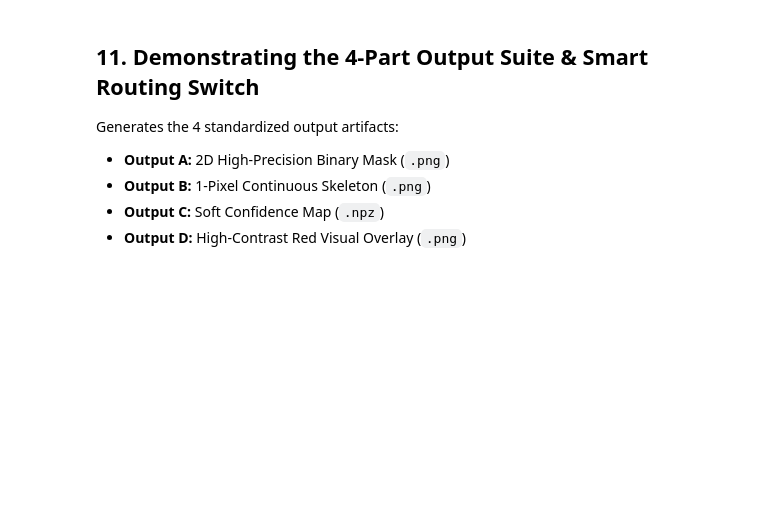
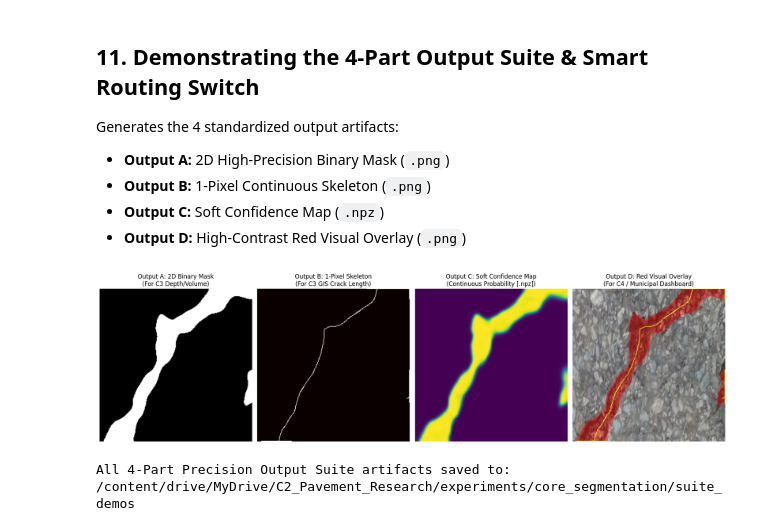
Before and after one commit to dinukadilshan03/RoadLens, a Jupyter notebook: ml/c2/notebooks/02_train_core_segmentation_colab.ipynb, the cells around one changed output. Saved outputs shown, nothing was run; the diff lists cells and outputs as text; code cells hidden in the pictures; blank space fills up the shorter version.

Commit message:
crack segmentation

```diff
--- a/ml/c2/notebooks/02_train_core_segmentation_colab.ipynb
+++ b/ml/c2/notebooks/02_train_core_segmentation_colab.ipynb
@@ -548,9 +586,14 @@ class CompositeTopologicalSegmentationLoss(nn.Module):
         self.bce = nn.BCELoss()
         self.dice = SoftDiceLoss()
         self.topo = SoftclDiceLoss()
+
     def forward(self, y_pred: torch.Tensor, y_true: torch.Tensor, y_skel: torch.Tensor):
-        y_safe = torch.clamp(y_pred, 1e-6, 1.0 - 1e-6)
-        l_bce = self.bce(y_safe, y_true)
+        # Force float32 and disable autocast specifically for BCELoss
+        with torch.amp.autocast("cuda", enabled=False):
+            y_safe = torch.clamp(y_pred.float(), 1e-6, 1.0 - 1e-6)
+            y_true_f = y_true.float()
+            l_bce = self.bce(y_safe, y_true_f)
+
         l_dice = self.dice(y_pred, y_true)
         l_topo = self.topo(y_pred, y_true, y_skel)
         return (self.a * l_bce) + (self.b * l_dice) + (self.c * l_topo)
@@ -576,6 +621,7 @@ Trains the Dual-Stream LTCA network across 60 epochs with periodic validation ag
 # %%
 import time
 from tqdm.notebook import tqdm
+import torch.nn.functional as F
 
 NUM_EPOCHS = 60
 best_val_iou = 0.0
@@ -595,8 +641,10 @@ for epoch in range(1, NUM_EPOCHS + 1):
         skel = skel.to(device, non_blocking=True)
 
         optimizer.zero_grad(set_to_none=True)
-        with torch.cuda.amp.autocast(enabled=torch.cuda.is_available()):
+        with torch.amp.autocast("cuda", enabled=torch.cuda.is_available()):
             pred_map, alpha, _ = segmenter(rgb)
+            if pred_map.shape[-2:] != mask.shape[-2:]:
+                pred_map = F.interpolate(pred_map, size=mask.shape[-2:], mode="bilinear", align_corners=False)
             loss = criterion(pred_map, mask, skel)
 
         scaler.scale(loss).backward()
@@ -617,8 +665,10 @@ for epoch in range(1, NUM_EPOCHS + 1):
         with torch.no_grad():
             for rgb, mask, _ in val_loader:
                 rgb, mask = rgb.to(device), mask.to(device)
-                with torch.cuda.amp.autocast(enabled=torch.cuda.is_available()):
+                with torch.amp.autocast("cuda", enabled=torch.cuda.is_available()):
                     pred, _, _ = segmenter(rgb)
+                    if pred.shape[-2:] != mask.shape[-2:]:
+                        pred = F.interpolate(pred, size=mask.shape[-2:], mode="bilinear", align_corners=False)
 
                 pred_np = (pred.cpu().numpy() >= 0.5).squeeze(1)
                 mask_np = (mask.cpu().numpy() > 0.5).squeeze(1)
@@ -654,7 +723,13 @@ Evaluates the best checkpoint on the unseen `test` partition across all 3 pillar
 - **Pillar 2:** Structural Line Continuity (>90%)
 - **Pillar 3:** Edge Hardware Efficiency (VRAM & Latency)
 # %%
-best_ckpt = torch.load(WEIGHTS_DIR / "c2_ltca_segmenter_best.pth", map_location=device)
+import time
+import numpy as np
+import torch
+import torch.nn.functional as F
+
+# Fix: Set weights_only=False since this is your locally trained, trusted checkpoint
+best_ckpt = torch.load(WEIGHTS_DIR / "c2_ltca_segmenter_best.pth", map_location=device, weights_only=False)
 segmenter.load_state_dict(best_ckpt["model_state_dict"])
 segmenter.eval()
 
@@ -664,6 +739,9 @@ with torch.no_grad():
     for rgb, mask, skel in test_loader:
         rgb, mask, skel = rgb.to(device), mask.to(device), skel.to(device)
         pred, _, _ = segmenter(rgb)
+
+        if pred.shape[-2:] != mask.shape[-2:]:
+            pred = F.interpolate(pred, size=mask.shape[-2:], mode="bilinear", align_corners=False)
 
         pred_np = (pred.cpu().numpy() >= 0.5).squeeze(1)
         mask_np = (mask.cpu().numpy() > 0.5).squeeze(1)
@@ -725,12 +816,21 @@ Generates the 4 standardized output artifacts:
 - **Output C:** Soft Confidence Map (`.npz`)
 - **Output D:** High-Contrast Red Visual Overlay (`.png`)
 # %%
+import cv2
+import numpy as np
+import matplotlib.pyplot as plt
+import torch
+import torch.nn.functional as F
+
 # Load a test sample
 rgb_t, mask_t, _ = test_dataset[0]
 rgb_batch = rgb_t.unsqueeze(0).to(device)
 
 with torch.no_grad():
     prob_map, alpha, pseudo_thm = segmenter(rgb_batch)
+    # Ensure spatial resolution matches input crop (256x256)
+    if prob_map.shape[-2:] != rgb_t.shape[-2:]:
+        prob_map = F.interpolate(prob_map, size=rgb_t.shape[-2:], mode="bilinear", align_corners=False)
 
 rgb_disp = (denorm(rgb_t).transpose(1, 2, 0) * 255).astype(np.uint8)
 prob_np = prob_map.squeeze().cpu().numpy()
@@ -748,36 +848,42 @@ np.savez_compressed(SUITE_DEMOS_DIR / "sample_confidence.npz", confidence=prob_n
 red_overlay = rgb_disp.copy()
 mask_bool = binary_mask > 0
 red_overlay[mask_bool] = (0.60 * rgb_disp[mask_bool] + 0.40 * np.array([255, 0, 0])).astype(np.uint8)
+
 contours, _ = cv2.findContours(binary_mask, cv2.RETR_EXTERNAL, cv2.CHAIN_APPROX_SIMPLE)
 cv2.drawContours(red_overlay, contours, -1, (255, 30, 30), thickness=1)
+
 skel_bool = skeleton_1px > 0
-red_overlay[skel_bool] = [255, 255, 0] # Yellow centerline
+red_overlay[skel_bool] = [255, 255, 0]  # Yellow centerline
 
 # Save images to Drive
 cv2.imwrite(str(SUITE_DEMOS_DIR / "output_a_binary_mask.png"), binary_mask)
 cv2.imwrite(str(SUITE_DEMOS_DIR / "output_b_skeleton_1px.png"), skeleton_1px)
 cv2.imwrite(str(SUITE_DEMOS_DIR / "output_d_red_overlay.png"), cv2.cvtColor(red_overlay, cv2.COLOR_RGB2BGR))
 
 # Visualize 4-Part Output Suite
 fig, ax = plt.subplots(1, 4, figsize=(18, 5))
 ax[0].imshow(binary_mask, cmap="gray")
 ax[0].set_title("Output A: 2D Binary Mask\n(For C3 Depth/Volume)")
 ax[0].axis("off")
 
 ax[1].imshow(skeleton_1px, cmap="hot")
 ax[1].set_title("Output B: 1-Pixel Skeleton\n(For C3 GIS Crack Length)")
 ax[1].axis("off")
 
 ax[2].imshow(prob_np, cmap="viridis")
 ax[2].set_title("Output C: Soft Confidence Map\n(Continuous Probability [.npz])")
 ax[2].axis("off")
 
 ax[3].imshow(red_overlay)
 ax[3].set_title("Output D: Red Visual Overlay\n(For C4 / Municipal Dashboard)")
 ax[3].axis("off")
 
 plt.tight_layout()
 plt.savefig(SUITE_DEMOS_DIR / "output_suite_visualization.png", dpi=200)
 plt.show()
 
 print(f"\nAll 4-Part Precision Output Suite artifacts saved to:\n{SUITE_DEMOS_DIR}")
+# %% [output]
+[figure, added]
+All 4-Part Precision Output Suite artifacts saved to:
+/content/drive/MyDrive/C2_Pavement_Research/experiments/core_segmentation/suite_demos
```
Also changed, not shown: parts of 9 cells of this notebook.
